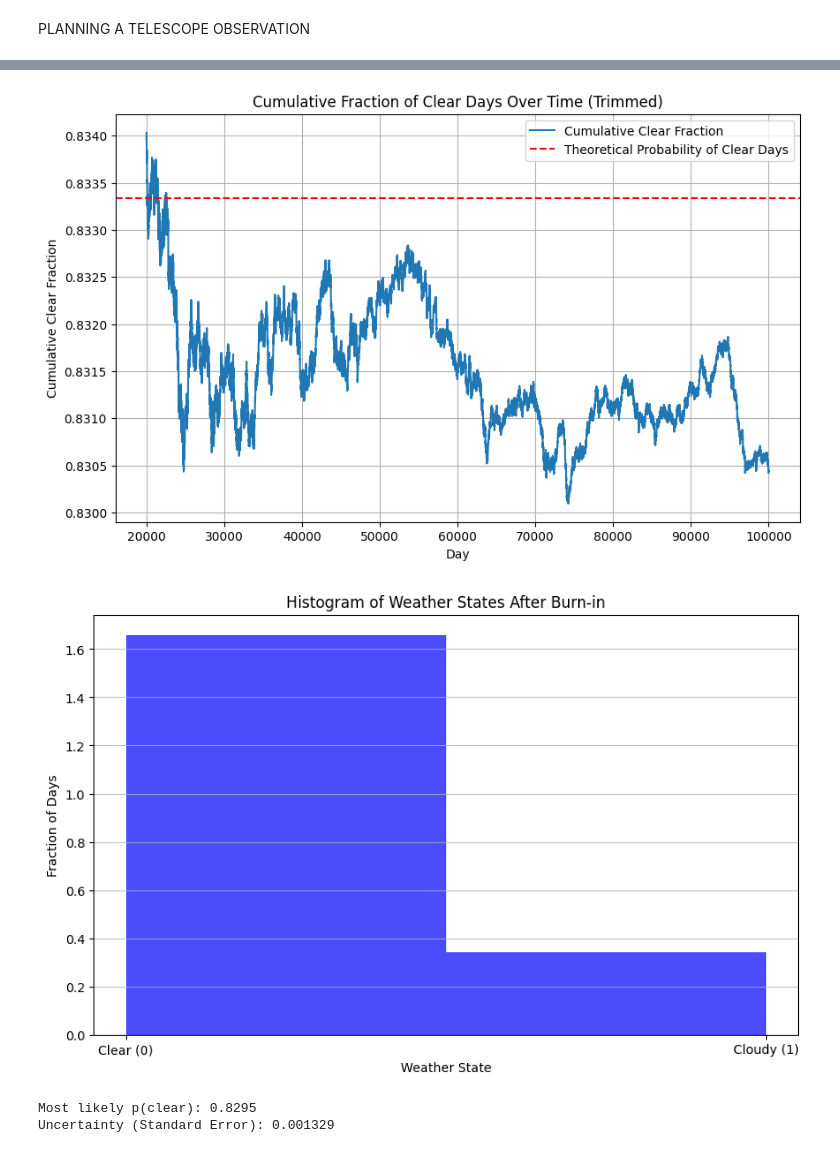
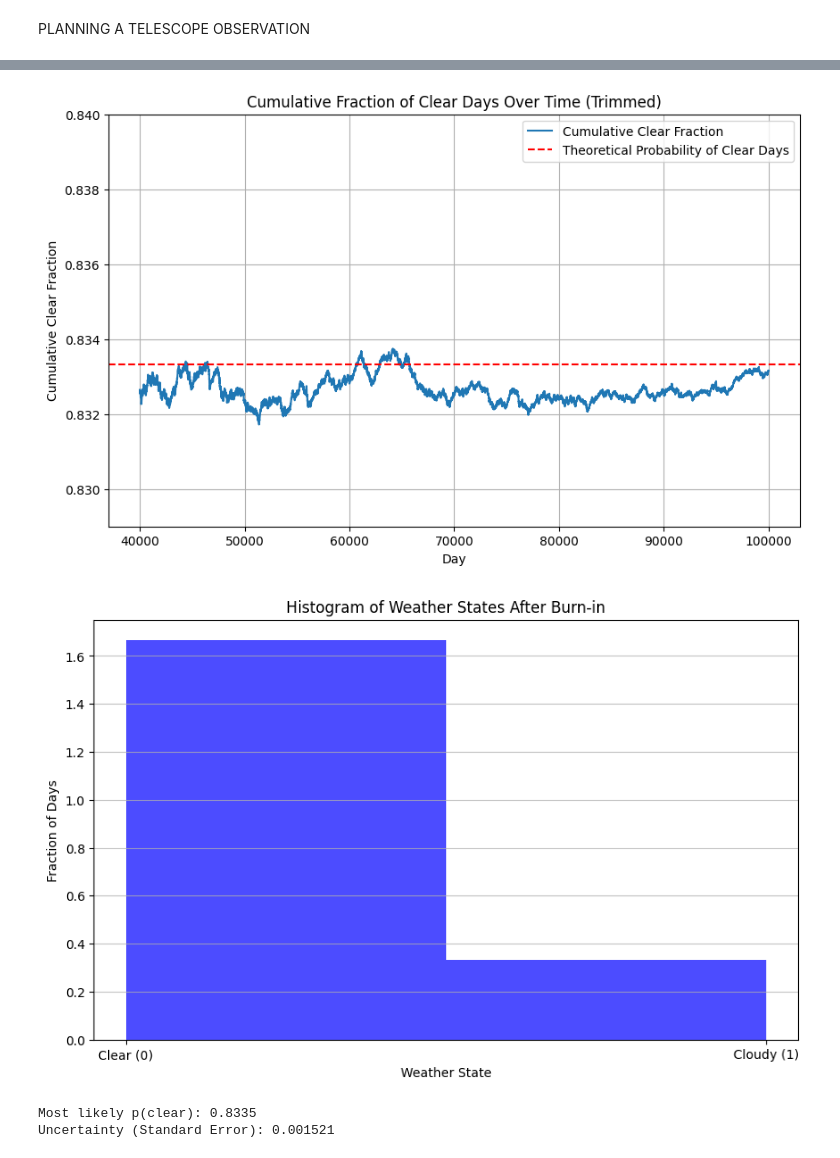
Before and after one commit to tgrisetti/astrostatistics_bicocca_2025, a Jupyter notebook: working/S10.ipynb, the cells around one changed output, grey strips where cells are left out. Cells and saved outputs as stored; diff of their text form; code cells hidden in the pictures.

```diff
--- a/working/S10.ipynb
+++ b/working/S10.ipynb
@@ -61,20 +61,21 @@ MC probability of a clear day: 0.8332055454336074
 # %%
 #Cut off the first burn_in days (the "burn-in" period) to see if the cumulative clear fraction converges to the theoretical probability of clear days (p_clear).
-burn_in = 20000
+burn_in = 40000
 cumulative_clear_fraction_trimmed = cumulative_clear_fraction[burn_in:]
 days_trimmed = np.arange(burn_in, n_days + 1)  # index range for trimmed data
 
 plt.figure(figsize=(10, 6))
 plt.plot(days_trimmed, cumulative_clear_fraction_trimmed, label='Cumulative Clear Fraction')
 plt.axhline(p_clear, color='red', linestyle='--', label='Theoretical Probability of Clear Days')
 plt.xlabel('Day')
 plt.ylabel('Cumulative Clear Fraction')
 plt.title('Cumulative Fraction of Clear Days Over Time (Trimmed)')
+plt.ylim(0.829, 0.840)
 plt.legend()
 plt.grid()
 plt.show()
 # %% [output]
-[figure, old version]
+[figure, new version]
 # %%
 # Create a histogram of the weather_sequence AFTER burn-in
 plt.figure(figsize=(10, 6))
@@ -96,8 +97,8 @@ print(f"Most likely p(clear): {estimated_p_clear:.4f}")
 print(f"Uncertainty (Standard Error): {error_estimate:.6f}")
 # %% [output]
 [figure]
-Most likely p(clear): 0.8295
-Uncertainty (Standard Error): 0.001329
+Most likely p(clear): 0.8335
+Uncertainty (Standard Error): 0.001521
 # %%
 # See how the number of burn in points influences the value of the statistics
 
```
Also changed, not shown: parts of 3 cells of this notebook.
